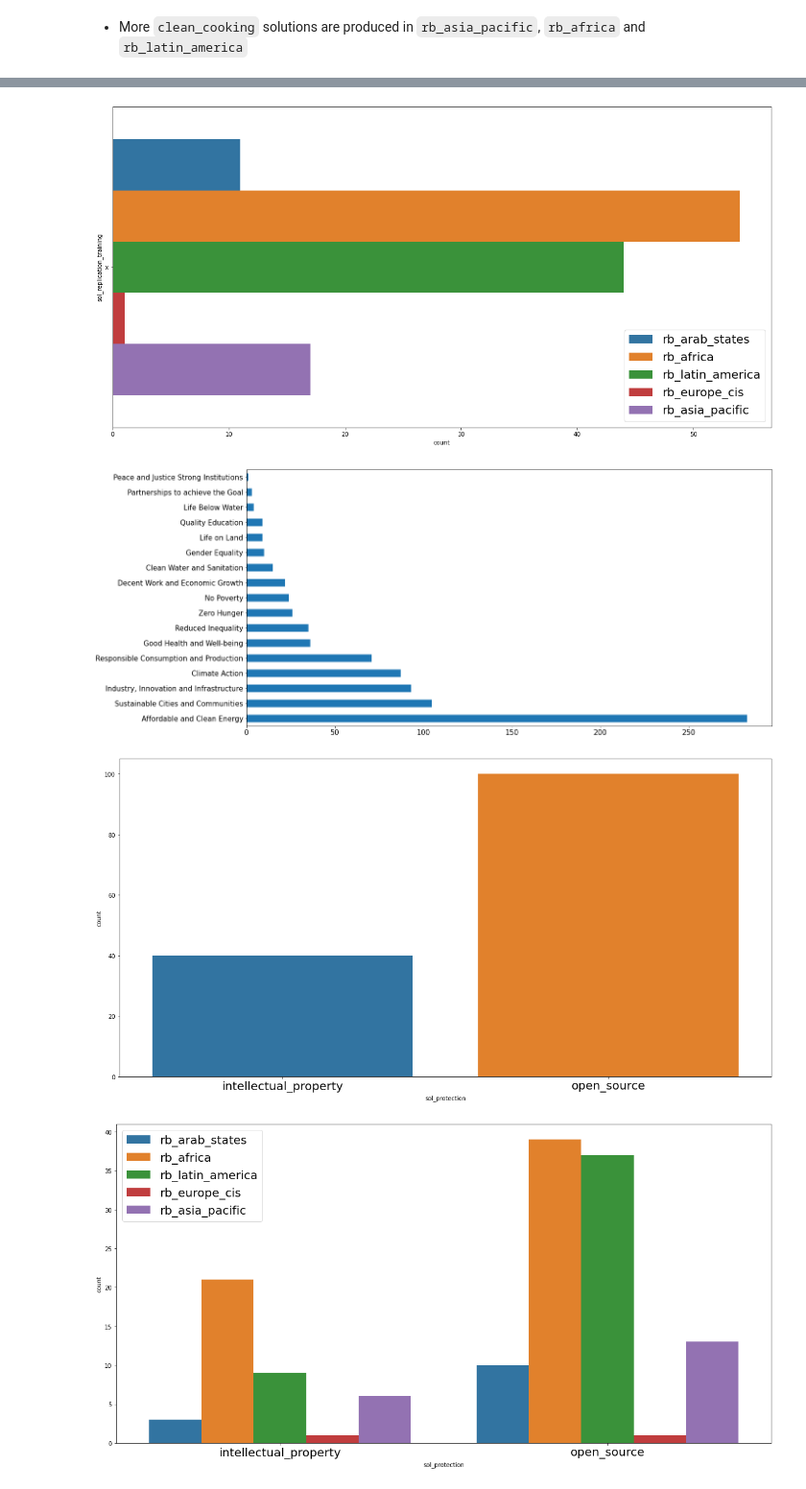
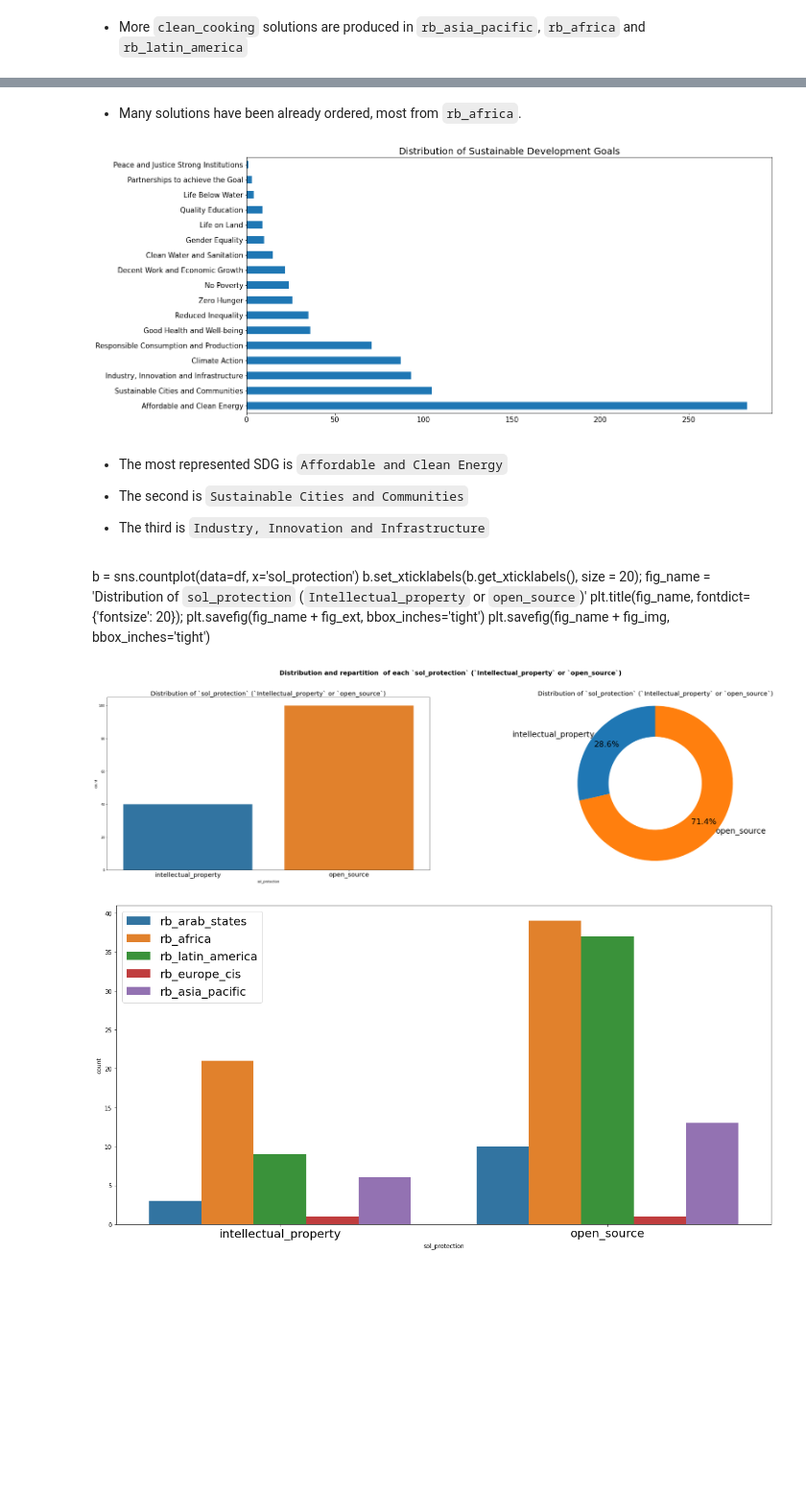
Before and after one commit to temajozias/UNDP-Accelerator-Labs-Network, a Jupyter notebook: UNDP-Accelerator-Labs-Network.ipynb, the cells around one changed output, grey strips where cells are left out. Shown at 96% size. Drawn from its saved outputs; the diff is of its cells as text; code cells hidden in the pictures; blank space fills up the shorter version.

Commit message:
feat: adding plots and explanations

```diff
--- a/UNDP-Accelerator-Labs-Network.ipynb
+++ b/UNDP-Accelerator-Labs-Network.ipynb
@@ -814,18 +815,56 @@ plt.legend(fontsize=20, loc='lower right');
-# %%
-sns.countplot(data=df, y='sol_replication_training', order=df['sol_replication_training'].value_counts().index, hue='regional_bureau')
-plt.legend(fontsize=20, loc='lower right');
-# %% [output]
-[figure, removed]
+# %% [markdown]
+- Many solutions have been already ordered, most from `rb_africa`.
 # %%
 # We create an array of the sdg tags, convert to numpy array, reshape to 1-d array, drop NaN values, convert values to int, reset index, rename to corresponding sdg goals, then plot the bar chart of the distribution.
 pd.Series(data = df[['sdg_tag_1', 'sdg_tag_2', 'sdg_tag_3', 'sdg_tag_4', 'sdg_tag_5']].to_numpy().reshape(1, 1795)[0]).dropna(axis=0).astype(int).reset_index(drop=True).value_counts().rename(lambda value: sdg_dict[value] if value in list(sdg_dict.keys()) else np.nan).plot(kind='barh', fontsize=15);
+fig_name = 'Distribution of Sustainable Development Goals'
+plt.title(fig_name, fontdict={'fontsize': 20});
+plt.savefig(fig_name + fig_ext, bbox_inches='tight')
+plt.savefig(fig_name + fig_img, bbox_inches='tight')
 # %% [output]
-[figure, old version]
+[figure, new version]
+# %% [markdown]
+- The most represented SDG is `Affordable and Clean Energy`
+
+- The second is `Sustainable Cities and Communities`
+
+- The third is `Industry, Innovation and Infrastructure`
+# %% [markdown]
+b = sns.countplot(data=df, x='sol_protection')
+b.set_xticklabels(b.get_xticklabels(), size = 20);
+fig_name = 'Distribution of `sol_protection` (`Intellectual_property` or `open_source`)'
+plt.title(fig_name, fontdict={'fontsize': 20});
+plt.savefig(fig_name + fig_ext, bbox_inches='tight')
+plt.savefig(fig_name + fig_img, bbox_inches='tight')
 # %%
-b = sns.countplot(data=df, x='sol_protection')
+plt.figure(figsize = (40, 10));
+fig_title = 'Distribution and repartition  of each `sol_protection` (`Intellectual_property` or `open_source`)'
+plt.suptitle(fig_title, fontsize=20, fontweight='bold', x=0.5, y=1)
+
+plt.subplot(1, 2, 1)
+b = sns.countplot(data=df, x='sol_protection', palette=sns.color_palette()[:2])
 b.set_xticklabels(b.get_xticklabels(), size = 20);
+fig_name = 'Distribution of `sol_protection` (`Intellectual_property` or `open_source`)'
+plt.title(fig_name, fontdict={'fontsize': 20});
+plt.savefig(fig_name + fig_ext, bbox_inches='tight')
+plt.savefig(fig_name + fig_img, bbox_inches='tight')
+
+plt.subplot(1, 2, 2)
+sorted_counts = df['sol_protection'].value_counts()
+plt.pie(sorted_counts, labels = sorted_counts.index, startangle = 90,
+        counterclock = False, wedgeprops = {'width' : 0.4}, colors=sns.color_palette()[:2][::-1],
+        textprops={'fontsize': 25}, autopct='%1.1f%%', pctdistance=0.8, labeldistance=1);
+plt.axis('square');
+fig_name = 'Distribution of `sol_protection` (`Intellectual_property` or `open_source`)'
+plt.title(fig_name, fontdict={'fontsize': 20});
+plt.savefig(fig_name + fig_ext, bbox_inches='tight')
+plt.savefig(fig_name + fig_img, bbox_inches='tight')
+
+#saving the master image
+plt.savefig(fig_title + fig_ext, bbox_inches='tight')
+plt.savefig(fig_title + fig_img, bbox_inches='tight')
 # %% [output]
-[figure, old version]
+[figure, new version]
 # %%
 b = sns.countplot(data=df, x='sol_protection', hue='regional_bureau')
 b.set_xticklabels(b.get_xticklabels(), size = 20);
```
Also changed, not shown: parts of 22 cells of this notebook.
